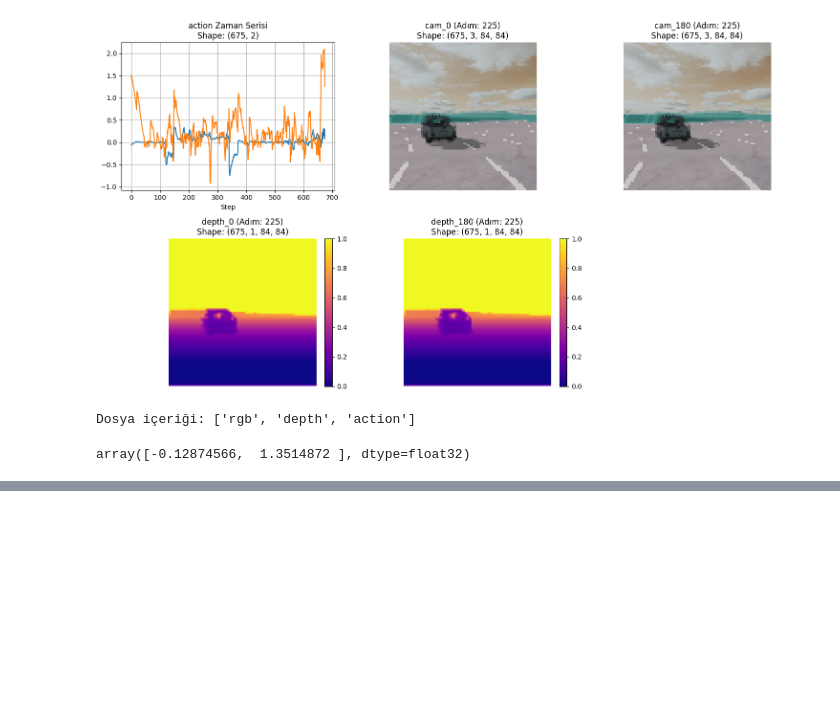
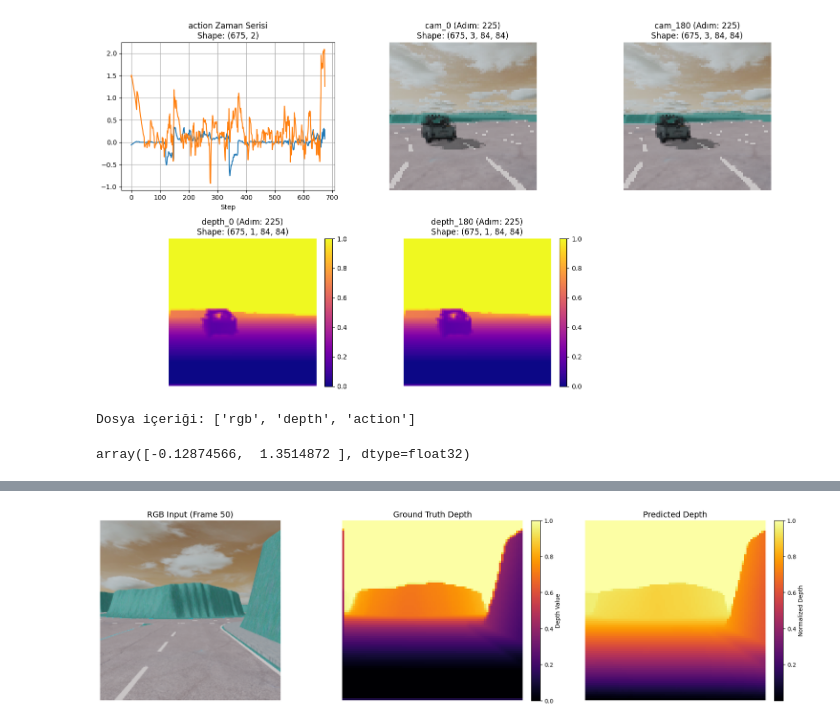
Before and after one commit to mfurkan03/VisHybrid-X, a Jupyter notebook: notebooks/data_visualization.ipynb, the cells around one changed output, grey strips where cells are left out. Cells and saved outputs as stored; diff of their text form; code cells hidden in the pictures; blank space fills up the shorter version.

```diff
--- a/notebooks/data_visualization.ipynb
+++ b/notebooks/data_visualization.ipynb
@@ -115,3 +115,94 @@ Dosya içeriği: ['rgb', 'depth', 'action']
 data.get("action")[0]
 # %% [output]
 array([-0.12874566,  1.3514872 ], dtype=float32)
+# %%
+import os
+import cv2
+import torch
+import numpy as np
+import matplotlib.pyplot as plt
+
+# Import your model class from your training script
+# (Assuming your script is named train_dpt.py)
+import sys
+
+# .parent ile bir üst dizine çıkıyoruz
+sys.path.append(os.path.abspath(os.path.join(os.getcwd(), "..")))
+from src.models import DepthEstimationModel
+
+# ==========================================
+# 1. SETUP PATHS & PARAMETERS
+# ==========================================
+model_checkpoint = r"Depth-Anything-V2\checkpoints\depth_anything_v2_vits.pth" # Path to your saved weights
+npz_file_path = os.path.join(os.path.abspath(os.path.join(os.getcwd(), "..")),r"data\raw\val\episode_80.npz") # Path to a specific episode
+frame_idx = 50 # Choose which frame in the episode to visualize
+
+# ==========================================
+# 2. LOAD MODEL
+# ==========================================
+print("Initializing model...")
+depth_estimator = DepthEstimationModel(encoder='vits', trainable=False)
+
+if os.path.exists(model_checkpoint):
+    depth_estimator.model.load_state_dict(torch.load(model_checkpoint, map_location=depth_estimator.device))
+    print(f"✅ Loaded fine-tuned weights from {model_checkpoint}")
+else:
+    print(f"⚠️ Checkpoint not found at {model_checkpoint}. Using base weights.")
+
+# ==========================================
+# 3. LOAD DATASET SAMPLE
+# ==========================================
+print(f"Loading frame {frame_idx} from {npz_file_path}...")
+try:
+    data = np.load(npz_file_path, allow_pickle=True)
+    rgb_keys = [k for k in data.files if k.endswith('_rgb')]
+    combined_keys = [k for k in data.files if k.endswith('_combined')]
+
+    # Extract the specific frame
+    img_rgb = data[rgb_keys[0]][frame_idx]
+
+    # Extract GT Depth and format it (drop the channel dimension for plotting)
+    # The dataset class uses data[combined_keys[0]][:, 0:1, :, :]
+    gt_depth = data[combined_keys[0]][frame_idx, 0, :, :]
+except Exception as e:
+    raise ValueError(f"Failed to load data from {npz_file_path}: {e}")
+
+# ==========================================
+# 4. RUN INFERENCE
+# ==========================================
+# Add batch dimension for the model: (H, W, 3) -> (1, H, W, 3)
+img_batch = np.expand_dims(img_rgb, axis=0)
+
+with torch.no_grad():
+    pred_depth_tensor = depth_estimator.predict_batch(img_batch)
+
+# Extract prediction: [1, 1, H, W] -> [H, W]
+pred_depth = pred_depth_tensor[0, 0].cpu().numpy()
+
+# ==========================================
+# 5. VISUALIZE
+# ==========================================
+# Create a 1x3 grid for the plots
+fig, axes = plt.subplots(1, 3, figsize=(18, 5))
+
+# 1. Plot RGB
+axes[0].imshow(img_rgb)
+axes[0].set_title(f"RGB Input (Frame {frame_idx})", fontsize=14)
+axes[0].axis("off")
+
+# 2. Plot Ground Truth Depth
+# Using 'inferno' to easily spot depth differences
+im_gt = axes[1].imshow(gt_depth, cmap='inferno')
+axes[1].set_title("Ground Truth Depth", fontsize=14)
+axes[1].axis("off")
+fig.colorbar(im_gt, ax=axes[1], fraction=0.046, pad=0.04, label="Depth Value")
+
+# 3. Plot Predicted Depth
+im_pred = axes[2].imshow(pred_depth, cmap='inferno')
+axes[2].set_title("Predicted Depth", fontsize=14)
+axes[2].axis("off")
+fig.colorbar(im_pred, ax=axes[2], fraction=0.046, pad=0.04, label="Normalized Depth")
+
+plt.tight_layout()
+plt.show()
+# %% [output]
@@ -117,0 +213 @@ array([-0.12874566,  1.3514872 ], dtype=float32)
+[figure, added]
```
Also changed, not shown: parts of 2 cells of this notebook, 5 other files.
